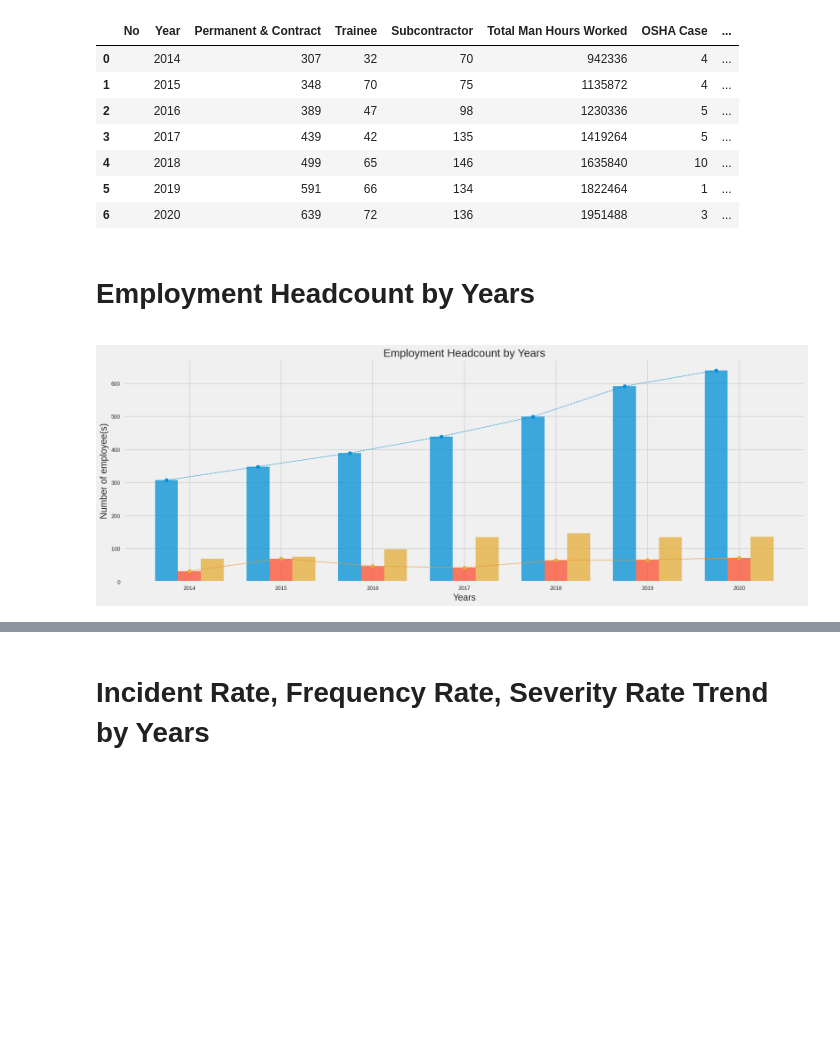
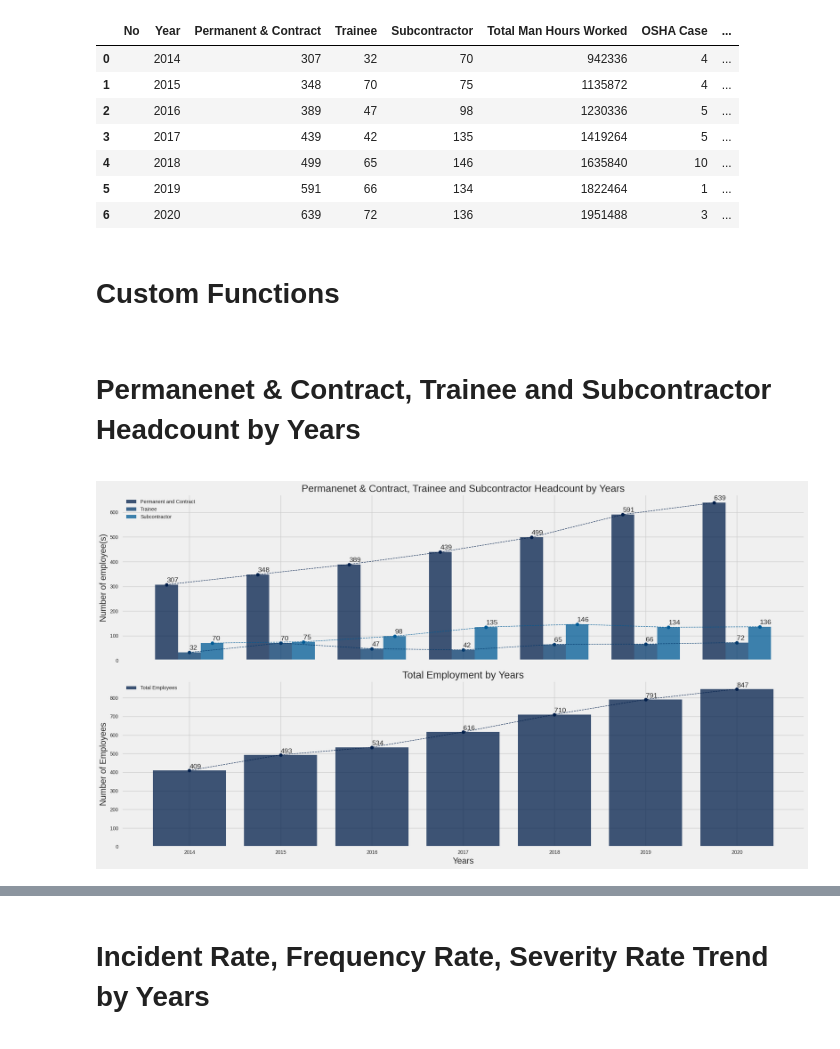
Before and after one commit to justaplan/EHS_yearly, a Jupyter notebook: EHS_Data_Analysis.ipynb, the cells around one changed output, grey strips where cells are left out. Drawn from its saved outputs; the diff is of its cells as text; code cells hidden in the pictures; blank space fills up the shorter version.

```diff
--- a/EHS_Data_Analysis.ipynb
+++ b/EHS_Data_Analysis.ipynb
@@ -39,3 +39,5 @@ df
 | 4 |  | 2018 | 499 | 65 | 146 | 1635840 | 10 | ... |
 | 5 |  | 2019 | 591 | 66 | 134 | 1822464 | 1 | ... |
 | 6 |  | 2020 | 639 | 72 | 136 | 1951488 | 3 | ... |
+# %% [markdown]
+**<h1>Custom Functions</h1>**
@@ -42,32 +49,70 @@ df
 # %% [markdown]
-**<h1>Employment Headcount by Years</h1>**
+**<h1>Permanenet & Contract, Trainee and Subcontractor Headcount by Years</h1>**
 # %%
+## Chart Size and Style
+## plt.figure(figsize=(20,7),dpi=100)
+plt.style.use("fivethirtyeight")
+fig, (ax1,ax2) = plt.subplots(nrows=2,ncols=1,figsize=(20,11),dpi=100,sharex=True)
+
+# ==================================== Chart 1 ==================================== #
+## Data Gathering
 year = df["Year"]
 vper_con = df["Permanent & Contract"]
 vtrainee = df["Trainee"]
 vsubcon = df["Subcontractor"]
 
-## Chart Size and Style
-plt.figure(figsize=(20,7),dpi=100)
-plt.style.use("fivethirtyeight")
-
 x_indexes = np.arange(len(year))
 width = 0.25
 
-plt.bar(x_indexes - width, vper_con, width=width, alpha=0.75)
-plt.bar(x_indexes,vtrainee , width=width, alpha=0.75)
-plt.bar(x_indexes  + width ,vsubcon, width=width, alpha=0.75)
+## Chart Plotting
+ax1.bar(x_indexes - width, vper_con, color="#011f4b", width=width, alpha=0.75,label="Permanent and Contract")
+ax1.bar(x_indexes, vtrainee, color="#03396c", width=width, alpha=0.75,label="Trainee")
+ax1.bar(x_indexes  + width ,vsubcon, color="#005b96", width=width, alpha=0.75,label="Subcontractor")
 
-plt.plot(x_indexes - width ,vper_con, linestyle="--", marker="o",linewidth=1)
-plt.plot(x_indexes,vtrainee, linestyle="--", marker="o",linewidth=1)
-plt.plot(x_indexes,vtrainee, linestyle="--", marker="o",linewidth=1)
+ax1.plot(x_indexes - width ,vper_con, color="#011f4b",  linestyle="--", marker="o",linewidth=1)
+ax1.plot(x_indexes,vtrainee, color="#03396c",  linestyle="--", marker="o",linewidth=1)
+ax1.plot(x_indexes + width,vsubcon, color="#005b96",  linestyle="--", marker="o",linewidth=1)
 
-plt.title("Employment Headcount by Years")
-plt.xlabel("Years")
-plt.ylabel("Number of employee(s)")
+#3 Title and Labelling
+ax1.set_title("Permanenet & Contract, Trainee and Subcontractor Headcount by Years")
+ax1.set_ylabel("Number of employee(s)")
+ax1.set_xticks(x_indexes)
+ax1.set_xticklabels(year)
 
+for x,y in zip(x_indexes - width,vper_con):
+    ax1.text(x,y+10,s=y)
 
-plt.xticks(x_indexes,year)
+for x,y in zip(x_indexes,vtrainee):
+    ax1.text(x,y+10,s=y)
+
+for x,y in zip(x_indexes + width,vsubcon):
+    ax1.text(x,y+10,s=y)
+
+ax1.legend(loc="upper left")
+
+# ==================================== Chart 2 ==================================== #
+## Data Gathering
+df["Total Employment"] = df["Permanent & Contract"] + df["Trainee"] + df["Subcontractor"]
+year = df["Year"]
+total_employment = df["Total Employment"]
+
+x_indexes = np.arange(len(year))
+
+## Chart Plotting
+ax2.bar(x_indexes,total_employment,color="#011f4b", alpha=0.75,label="Total Employees")
+ax2.plot(x_indexes,total_employment,color="#011f4b", linestyle="--", marker="o", linewidth=1)
+
+## Title and labelling
+ax2.set_title("Total Employment by Years")
+ax2.set_xlabel("Years")
+ax2.set_ylabel("Number of Employees")
+ax2.set_xticks(x_indexes)
+ax2.set_xticklabels(year)
+
+value_plotting(x_indexes,total_employment,10)
+ax2.legend(loc="upper left")
+
+plt.tight_layout()
 plt.show()
 # %% [output]
-[figure, old version]
+[figure, new version]
```
Also changed, not shown: parts of 3 cells of this notebook.
